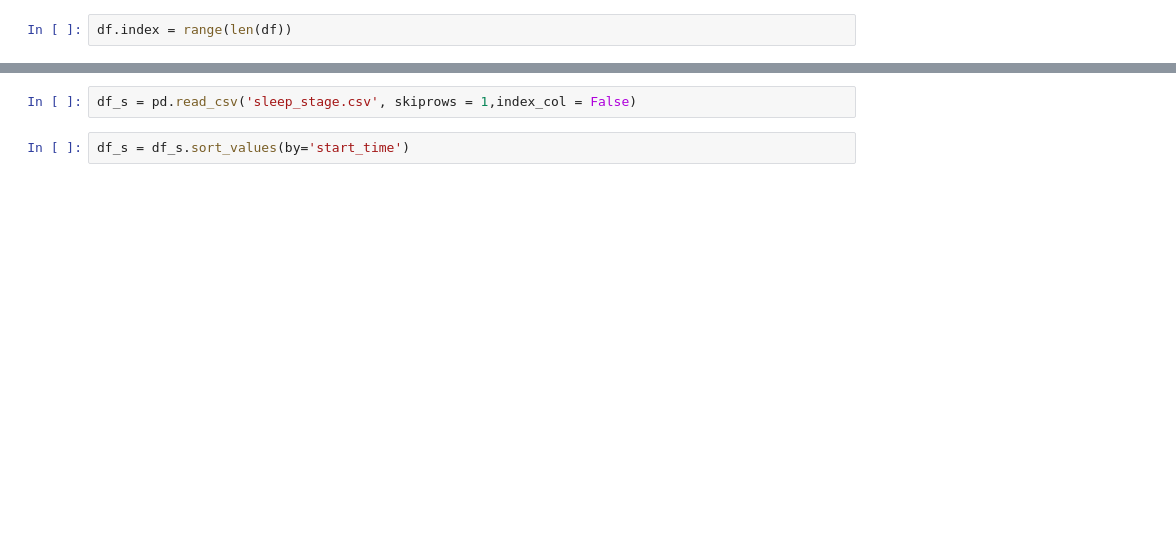
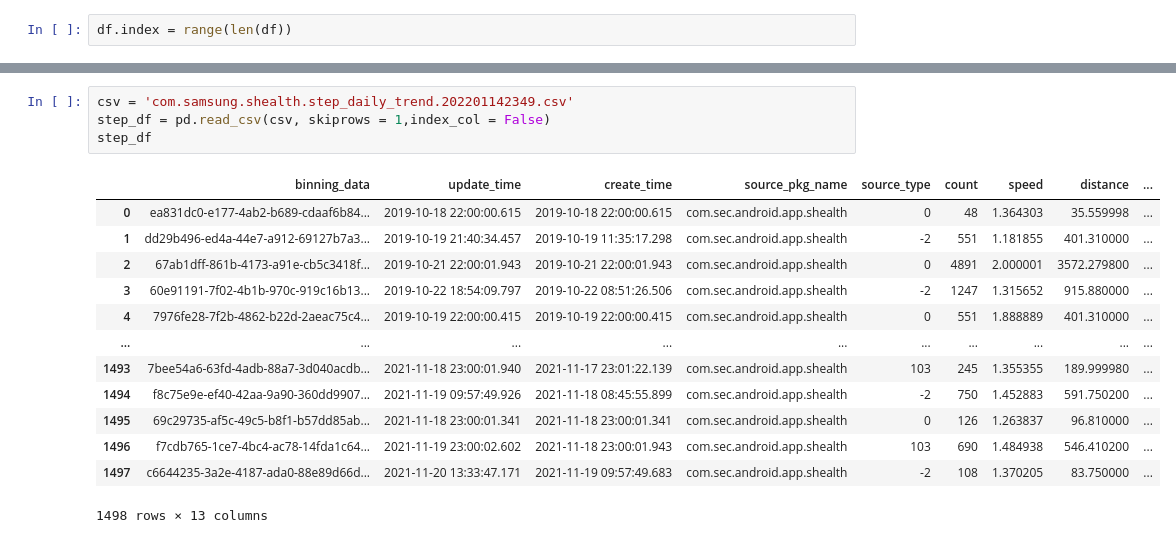
Before and after one commit to Verrem98/test_environment, a Jupyter notebook: health.ipynb, the cells around one changed output, grey strips where cells are left out. Drawn from its saved outputs; the diff is of its cells as text; blank space fills up the shorter version.

```diff
--- a/health.ipynb
+++ b/health.ipynb
@@ -24,4 +77,18 @@ df
 # %%
-df_s = pd.read_csv('sleep_stage.csv', skiprows = 1,index_col = False)
+csv = 'com.samsung.shealth.step_daily_trend.202201142349.csv'
+step_df = pd.read_csv(csv, skiprows = 1,index_col = False)
+step_df
+# %% [output]
+|  | binning_data | update_time | create_time | source_pkg_name | source_type | count | speed | distance | ... |
+| 0 | ea831dc0-e177-4ab2-b689-cdaaf6b84... | 2019-10-18 22:00:00.615 | 2019-10-18 22:00:00.615 | com.sec.android.app.shealth | 0 | 48 | 1.364303 | 35.559998 | ... |
+| 1 | dd29b496-ed4a-44e7-a912-69127b7a3... | 2019-10-19 21:40:34.457 | 2019-10-19 11:35:17.298 | com.sec.android.app.shealth | -2 | 551 | 1.181855 | 401.310000 | ... |
+| 2 | 67ab1dff-861b-4173-a91e-cb5c3418f... | 2019-10-21 22:00:01.943 | 2019-10-21 22:00:01.943 | com.sec.android.app.shealth | 0 | 4891 | 2.000001 | 3572.279800 | ... |
+| 3 | 60e91191-7f02-4b1b-970c-919c16b13... | 2019-10-22 18:54:09.797 | 2019-10-22 08:51:26.506 | com.sec.android.app.shealth | -2 | 1247 | 1.315652 | 915.880000 | ... |
+| 4 | 7976fe28-7f2b-4862-b22d-2aeac75c4... | 2019-10-19 22:00:00.415 | 2019-10-19 22:00:00.415 | com.sec.android.app.shealth | 0 | 551 | 1.888889 | 401.310000 | ... |
+| ... | ... | ... | ... | ... | ... | ... | ... | ... | ... |
+| 1493 | 7bee54a6-63fd-4adb-88a7-3d040acdb... | 2021-11-18 23:00:01.940 | 2021-11-17 23:01:22.139 | com.sec.android.app.shealth | 103 | 245 | 1.355355 | 189.999980 | ... |
+| 1494 | f8c75e9e-ef40-42aa-9a90-360dd9907... | 2021-11-19 09:57:49.926 | 2021-11-18 08:45:55.899 | com.sec.android.app.shealth | -2 | 750 | 1.452883 | 591.750200 | ... |
+| 1495 | 69c29735-af5c-49c5-b8f1-b57dd85ab... | 2021-11-18 23:00:01.341 | 2021-11-18 23:00:01.341 | com.sec.android.app.shealth | 0 | 126 | 1.263837 | 96.810000 | ... |
+| 1496 | f7cdb765-1ce7-4bc4-ac78-14fda1c64... | 2021-11-19 23:00:02.602 | 2021-11-18 23:00:01.943 | com.sec.android.app.shealth | 103 | 690 | 1.484938 | 546.410200 | ... |
+| 1497 | c6644235-3a2e-4187-ada0-88e89d66d... | 2021-11-20 13:33:47.171 | 2021-11-19 09:57:49.683 | com.sec.android.app.shealth | -2 | 108 | 1.370205 | 83.750000 | ... |
+1498 rows × 13 columns
-# %%
-df_s = df_s.sort_values(by='start_time')
```
Also changed, not shown: parts of 22 cells of this notebook, 4 other files.
